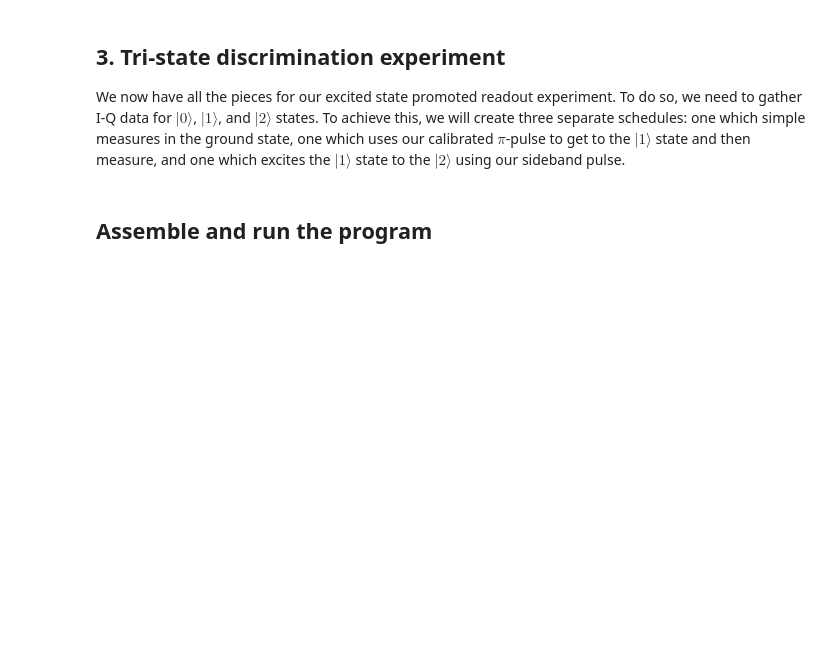
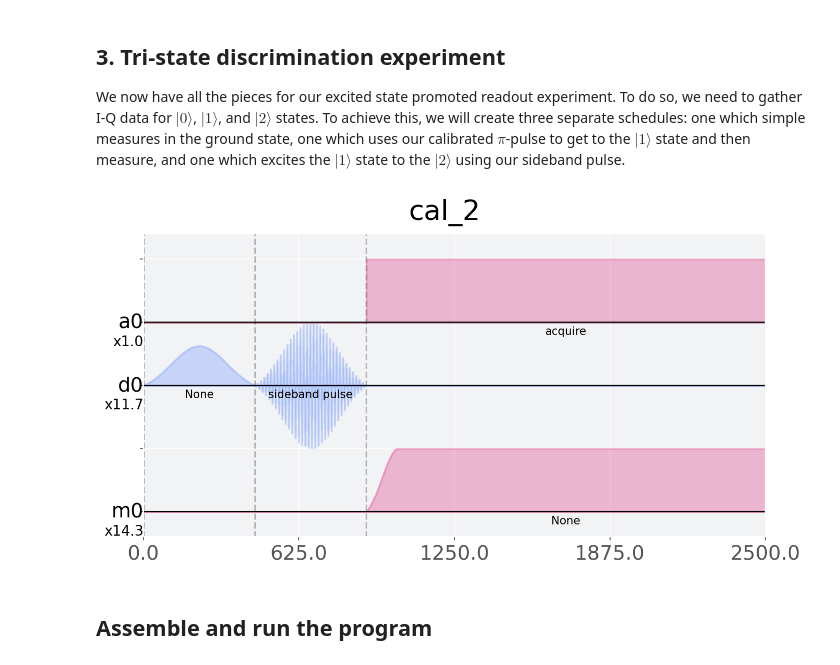
Before and after one commit to coruscating/ieee-qiskit-pulse-tutorial, a Jupyter notebook: excited-state-readout.ipynb, the cells around one changed output. Cells and saved outputs as stored; diff of their text form; code cells hidden in the pictures; blank space fills up the shorter version.

```diff
--- a/excited-state-readout.ipynb
+++ b/excited-state-readout.ipynb
@@ -402,18 +412,22 @@ We now have all the pieces for our excited state promoted readout experiment. To
 # %%
 zero_schedule = pulse.Schedule(name="cal_0")
 # Start |0> schedule
 
 # End |0> schedule
 
 one_schedule = pulse.Schedule(name="cal_1")
 # Start |1> schedule
 
 # End |1> schedule
 
 two_schedule = pulse.Schedule(name="cal_2")
 # Start |2> schedule
 
 # End |2> schedule
+
+two_schedule.draw(**plot_options)
+# %% [output]
+[figure, added]
 # %% [markdown]
 ## Assemble and run the program
 # %%
```
Also changed, not shown: parts of 11 cells of this notebook.
